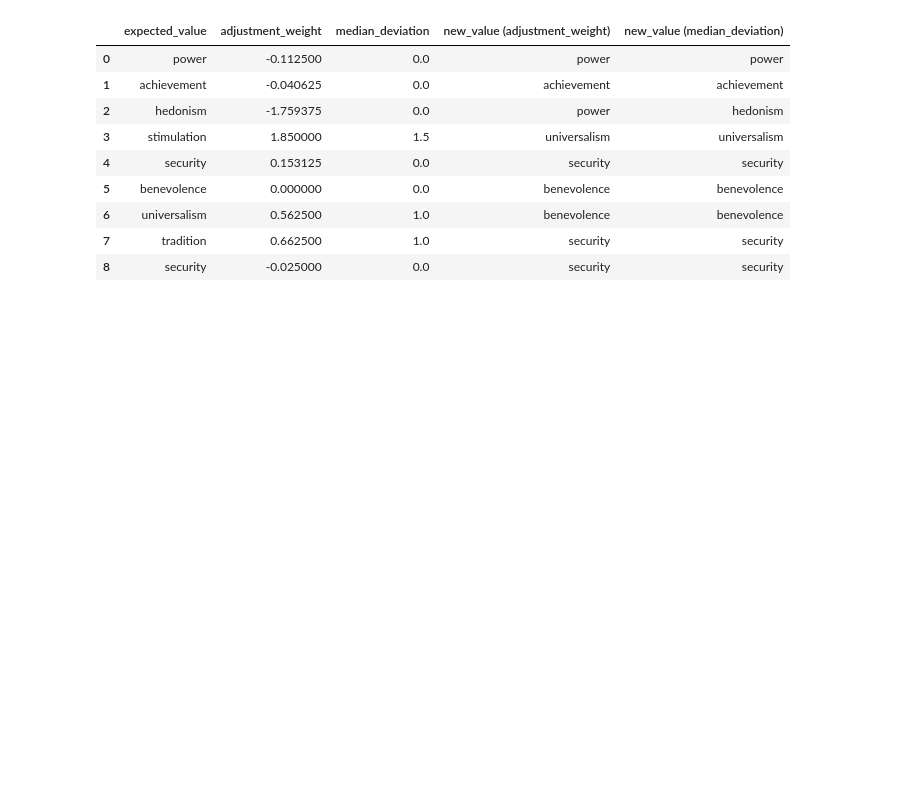
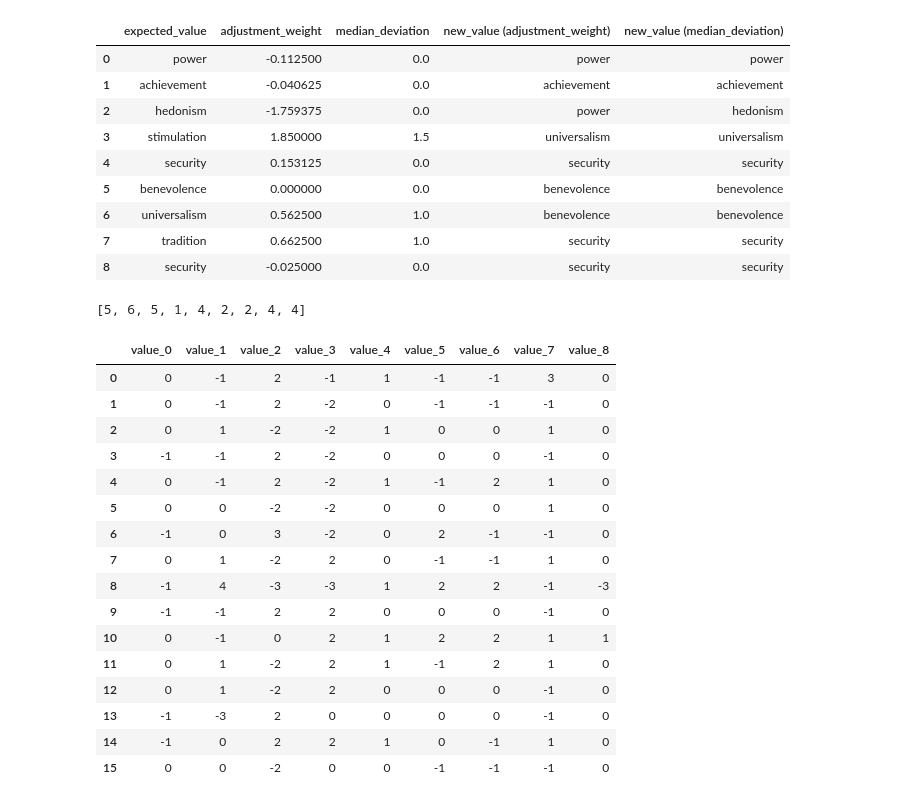
Before and after one commit to movinglinguini/Carambola-Analysis, a Jupyter notebook: summer-2023/phase-1-analysis.ipynb, the cells around one changed output. Cells and saved outputs as stored; diff of their text form; code cells hidden in the pictures; blank space fills up the shorter version.

```diff
--- a/summer-2023/phase-1-analysis.ipynb
+++ b/summer-2023/phase-1-analysis.ipynb
@@ -360,3 +372,29 @@ display(values_df)
 | 6 | universalism | 0.562500 | 1.0 | benevolence | benevolence |
 | 7 | tradition | 0.662500 | 1.0 | security | security |
 | 8 | security | -0.025000 | 0.0 | security | security |
+# %%
+adjusted_expected_values_per_prompt = [ value_to_idx[row['new_value (adjustment_weight)']] for row in values_df.iloc ]
+display(adjusted_expected_values_per_prompt)
+# %% [output]
+[5, 6, 5, 1, 4, 2, 2, 4, 4]
+# %%
+adjusted_deviation_df = calculateSignedDeviations(adjusted_expected_values_per_prompt)
+display(adjusted_deviation_df)
+# %% [output]
+|  | value_0 | value_1 | value_2 | value_3 | value_4 | value_5 | value_6 | value_7 | value_8 |
+| 0 | 0 | -1 | 2 | -1 | 1 | -1 | -1 | 3 | 0 |
+| 1 | 0 | -1 | 2 | -2 | 0 | -1 | -1 | -1 | 0 |
+| 2 | 0 | 1 | -2 | -2 | 1 | 0 | 0 | 1 | 0 |
+| 3 | -1 | -1 | 2 | -2 | 0 | 0 | 0 | -1 | 0 |
+| 4 | 0 | -1 | 2 | -2 | 1 | -1 | 2 | 1 | 0 |
+| 5 | 0 | 0 | -2 | -2 | 0 | 0 | 0 | 1 | 0 |
+| 6 | -1 | 0 | 3 | -2 | 0 | 2 | -1 | -1 | 0 |
+| 7 | 0 | 1 | -2 | 2 | 0 | -1 | -1 | 1 | 0 |
+| 8 | -1 | 4 | -3 | -3 | 1 | 2 | 2 | -1 | -3 |
+| 9 | -1 | -1 | 2 | 2 | 0 | 0 | 0 | -1 | 0 |
+| 10 | 0 | -1 | 0 | 2 | 1 | 2 | 2 | 1 | 1 |
+| 11 | 0 | 1 | -2 | 2 | 1 | -1 | 2 | 1 | 0 |
+| 12 | 0 | 1 | -2 | 2 | 0 | 0 | 0 | -1 | 0 |
+| 13 | -1 | -3 | 2 | 0 | 0 | 0 | 0 | -1 | 0 |
+| 14 | -1 | 0 | 2 | 2 | 1 | 0 | -1 | 1 | 0 |
+| 15 | 0 | 0 | -2 | 0 | 0 | -1 | -1 | -1 | 0 |
```
Also changed, not shown: parts of 9 cells of this notebook.
